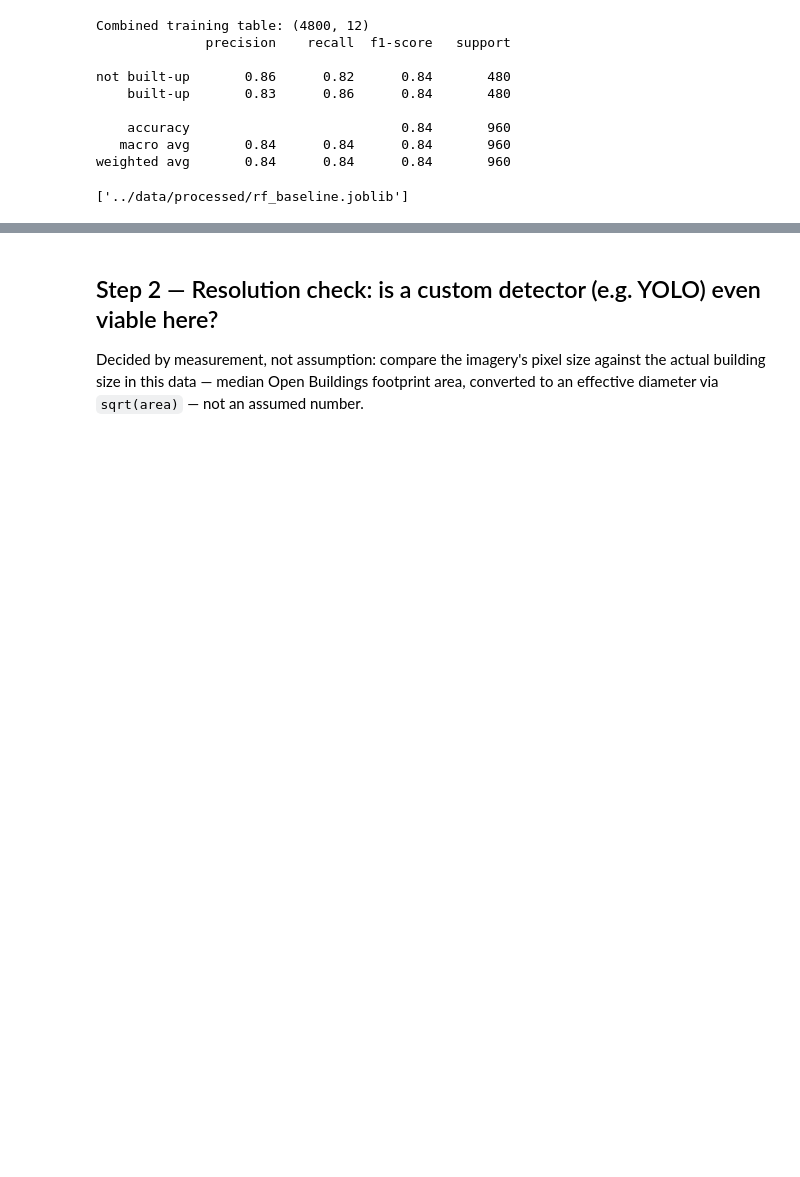
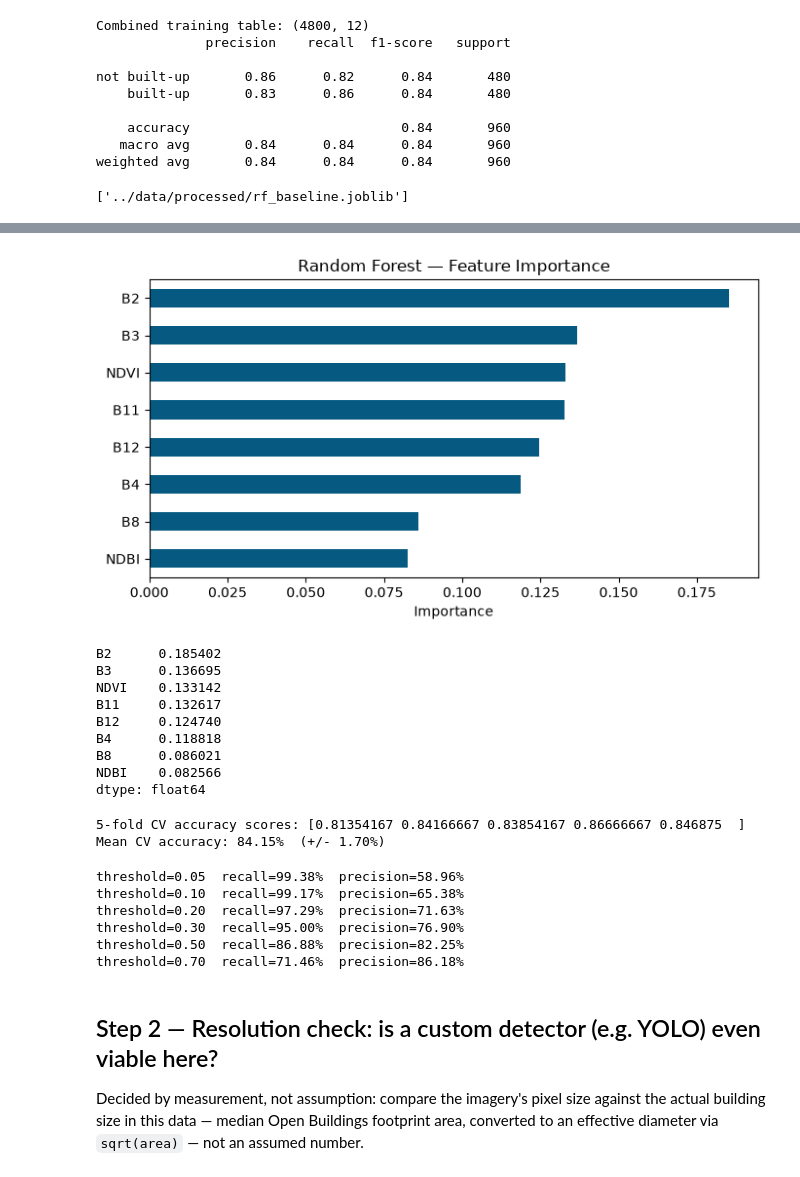
Before and after one commit to mwaikelvin2k-creator/Reparian_enchroachment_Detector, a Jupyter notebook: notebooks/02_modelling.ipynb, the cells around one changed output, grey strips where cells are left out. Drawn from its saved outputs; the diff is of its cells as text; code cells hidden in the pictures; blank space fills up the shorter version.

```diff
--- a/notebooks/02_modelling.ipynb
+++ b/notebooks/02_modelling.ipynb
@@ -67,3 +141,55 @@ weighted avg       0.84      0.84      0.84       960
+# %%
+# Feature importance — which bands the model actually relies on
+importances = pd.Series(rf.feature_importances_, index=FEATURE_COLS).sort_values(ascending=False)
+
+fig, ax = plt.subplots(figsize=(7, 4))
+importances.plot(kind='barh', ax=ax, color='#065A82')
+ax.invert_yaxis()
+ax.set_title('Random Forest — Feature Importance')
+ax.set_xlabel('Importance')
+plt.tight_layout()
+plt.savefig(f'{DATA_DIR}/rf_feature_importance.png', dpi=150)
+plt.show()
+
+print(importances)
+# %% [output]
+[figure, added]
+B2      0.185402
+B3      0.136695
+NDVI    0.133142
+B11     0.132617
+B12     0.124740
+B4      0.118818
+B8      0.086021
+NDBI    0.082566
+dtype: float64
+# %%
+# Cross-validation — is the train/test gap a fluke of one split, or consistent across the data?
+cv_scores = cross_val_score(rf, X, y, cv=5, scoring='accuracy', n_jobs=-1)
+
+print(f"5-fold CV accuracy scores: {cv_scores}")
+print(f"Mean CV accuracy: {cv_scores.mean():.2%}  (+/- {cv_scores.std():.2%})")
+# %% [output]
+5-fold CV accuracy scores: [0.81354167 0.84166667 0.83854167 0.86666667 0.846875  ]
+Mean CV accuracy: 84.15%  (+/- 1.70%)
+# %%
+# Threshold sensitivity - how the built-up cutoff (default 0.5) trades recall against precision, relevant to how permissive
+
+for t in [0.05, 0.1, 0.2, 0.3, 0.5, 0.7]:
+    preds_at_t = (y_proba >= t).astype(int)
+    tp = ((preds_at_t == 1) & (y_test == 1)).sum()
+    fn = ((preds_at_t == 0) & (y_test == 1)).sum()
+    fp = ((preds_at_t == 1) & (y_test == 0)).sum()
+    recall_t = tp / (tp + fn) if (tp + fn) else 0
+    precision_t = tp / (tp + fp) if (tp + fp) else 0
+    print(f"threshold={t:.2f}  recall={recall_t:.2%}  precision={precision_t:.2%}")
+# %% [output]
+threshold=0.05  recall=99.38%  precision=58.96%
+threshold=0.10  recall=99.17%  precision=65.38%
+threshold=0.20  recall=97.29%  precision=71.63%
+threshold=0.30  recall=95.00%  precision=76.90%
+threshold=0.50  recall=86.88%  precision=82.25%
+threshold=0.70  recall=71.46%  precision=86.18%
 # %% [markdown]
 ## Step 2 — Resolution check: is a custom detector (e.g. YOLO) even viable here?
 
```
Also changed, not shown: parts of 6 cells of this notebook, 4 other files.
